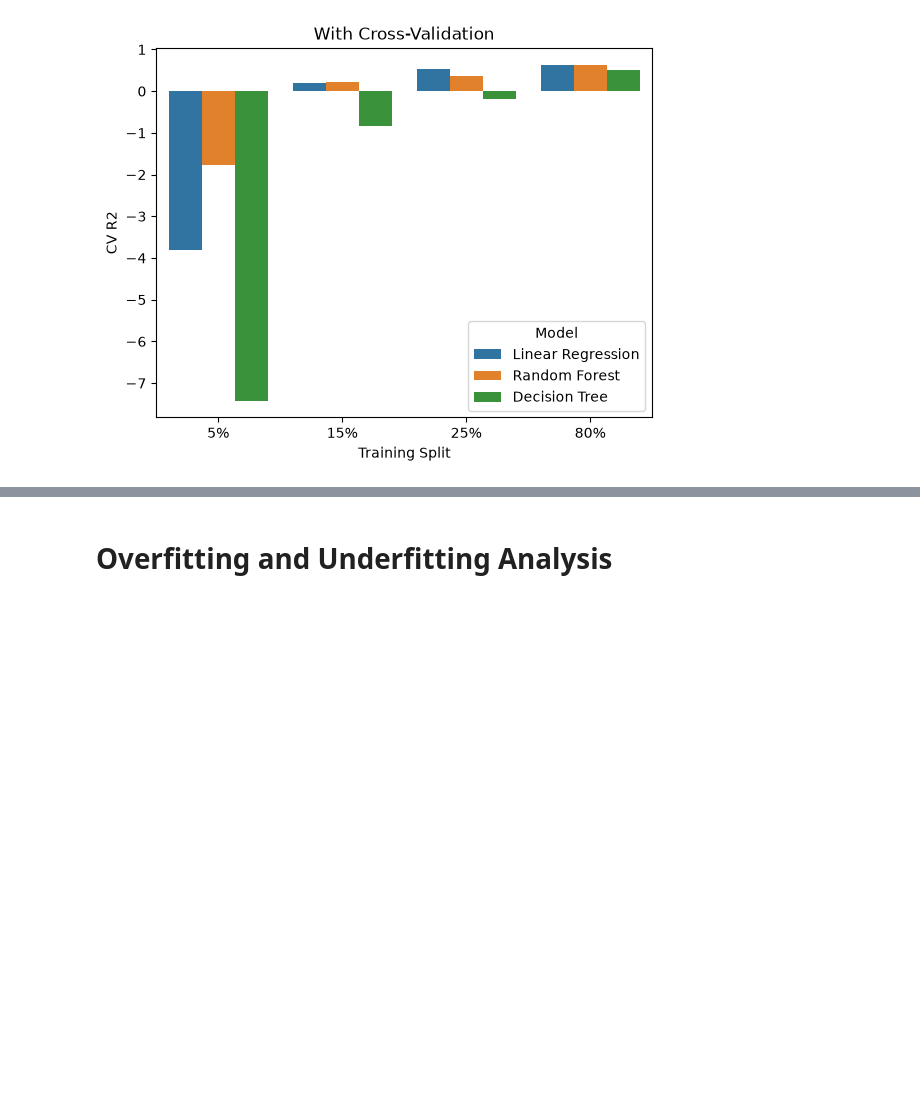
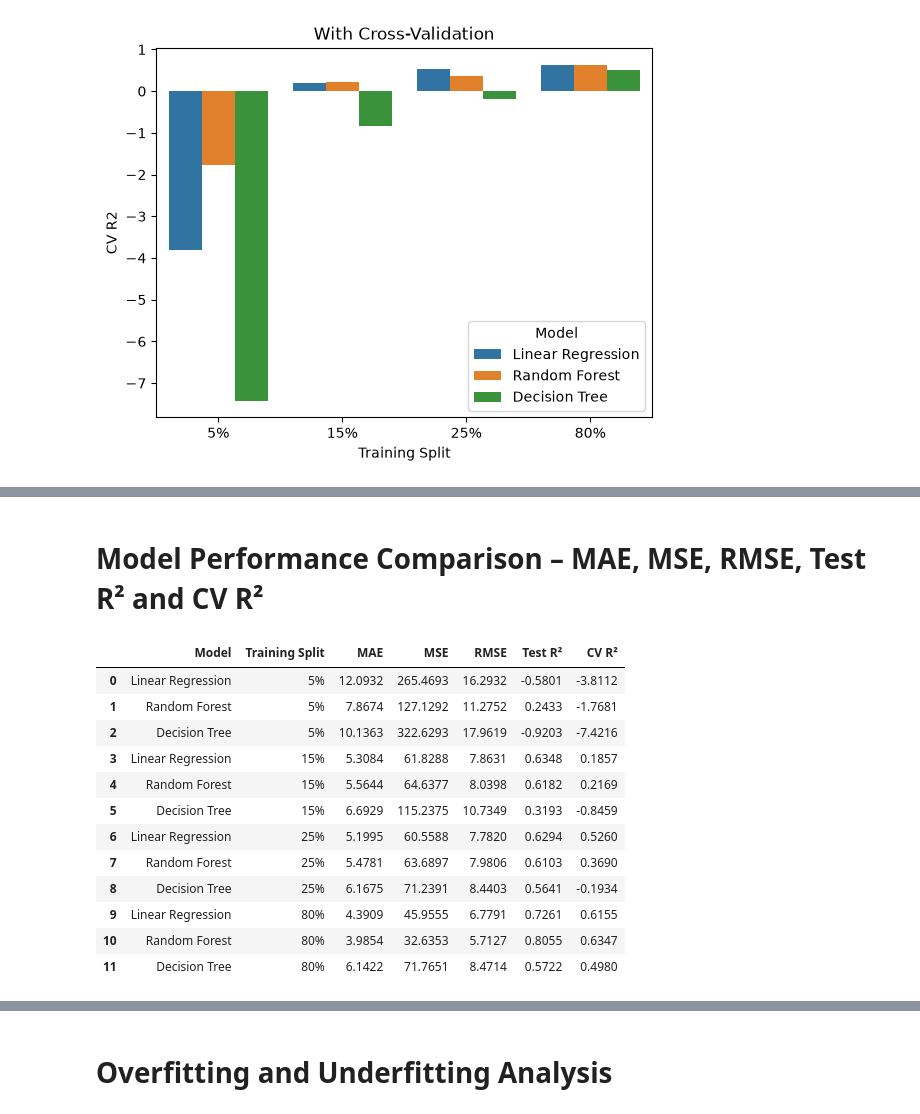
Before and after one commit to sba25049-boop/ML-CA1_sba25049_1126, a Jupyter notebook: Mariana_Garcia_sba25049_CA1.ipynb, the cells around one changed output, grey strips where cells are left out. Saved outputs shown, nothing was run; the diff lists cells and outputs as text; code cells hidden in the pictures; blank space fills up the shorter version.

```diff
--- a/Mariana_Garcia_sba25049_CA1.ipynb
+++ b/Mariana_Garcia_sba25049_CA1.ipynb
@@ -1238,0 +1218,68 @@ Overall, Random Forest appears to be the best-performing model.
+# %% [markdown]
+# Model Performance Comparison – MAE, MSE, RMSE, Test R² and CV R²
+# %%
+results = []
+
+for size, (X_train, X_test, y_train, y_test) in splits.items():
+
+    for name, model in models.items():
+
+
+        model.fit(X_train, y_train)
+        y_pred = model.predict(X_test)
+
+        mae = mean_absolute_error(y_test, y_pred)
+        mse = mean_squared_error(y_test, y_pred)
+        rmse = np.sqrt(mse)
+        r2 = r2_score(y_test, y_pred)
+
+        cv_scores = cross_val_score(
+            model,
+            X_train,
+            y_train,
+            cv=5,
+            scoring="r2"
+        )
+
+        cv_r2 = cv_scores.mean()
+
+        results.append([
+            name,
+            f"{size * 100:.0f}%",
+            mae,
+            mse,
+            rmse,
+            r2,
+            cv_r2
+        ])
+
+
+metrics_df = pd.DataFrame(
+    results,
+    columns=[
+        "Model",
+        "Training Split",
+        "MAE",
+        "MSE",
+        "RMSE",
+        "Test R²",
+        "CV R²"
+    ]
+)
+
+# Display results
+display(metrics_df.round(4))
+# %% [output]
+|  | Model | Training Split | MAE | MSE | RMSE | Test R² | CV R² |
+| 0 | Linear Regression | 5% | 12.0932 | 265.4693 | 16.2932 | -0.5801 | -3.8112 |
+| 1 | Random Forest | 5% | 7.8674 | 127.1292 | 11.2752 | 0.2433 | -1.7681 |
+| 2 | Decision Tree | 5% | 10.1363 | 322.6293 | 17.9619 | -0.9203 | -7.4216 |
+| 3 | Linear Regression | 15% | 5.3084 | 61.8288 | 7.8631 | 0.6348 | 0.1857 |
+| 4 | Random Forest | 15% | 5.5644 | 64.6377 | 8.0398 | 0.6182 | 0.2169 |
+| 5 | Decision Tree | 15% | 6.6929 | 115.2375 | 10.7349 | 0.3193 | -0.8459 |
+| 6 | Linear Regression | 25% | 5.1995 | 60.5588 | 7.7820 | 0.6294 | 0.5260 |
+| 7 | Random Forest | 25% | 5.4781 | 63.6897 | 7.9806 | 0.6103 | 0.3690 |
+| 8 | Decision Tree | 25% | 6.1675 | 71.2391 | 8.4403 | 0.5641 | -0.1934 |
+| 9 | Linear Regression | 80% | 4.3909 | 45.9555 | 6.7791 | 0.7261 | 0.6155 |
+| 10 | Random Forest | 80% | 3.9854 | 32.6353 | 5.7127 | 0.8055 | 0.6347 |
+| 11 | Decision Tree | 80% | 6.1422 | 71.7651 | 8.4714 | 0.5722 | 0.4980 |
```
Also changed, not shown: parts of 23 cells of this notebook.
